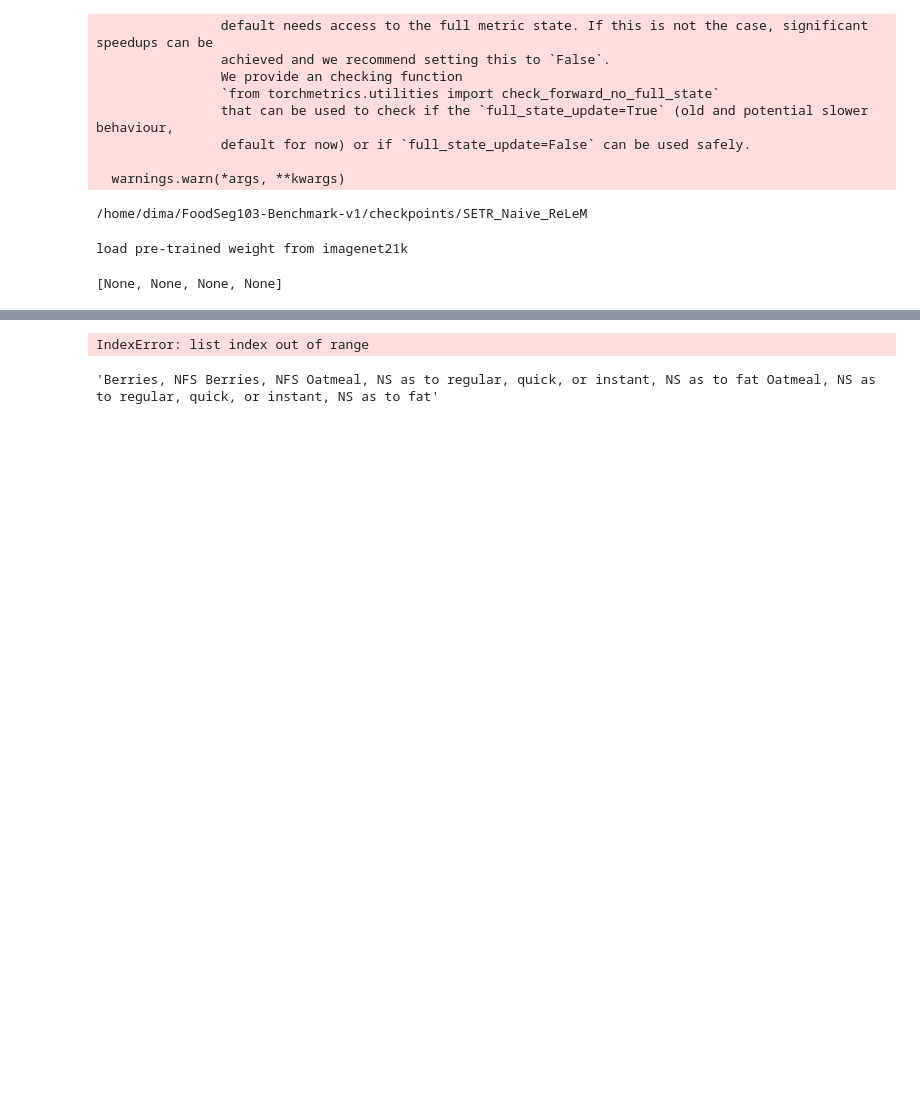
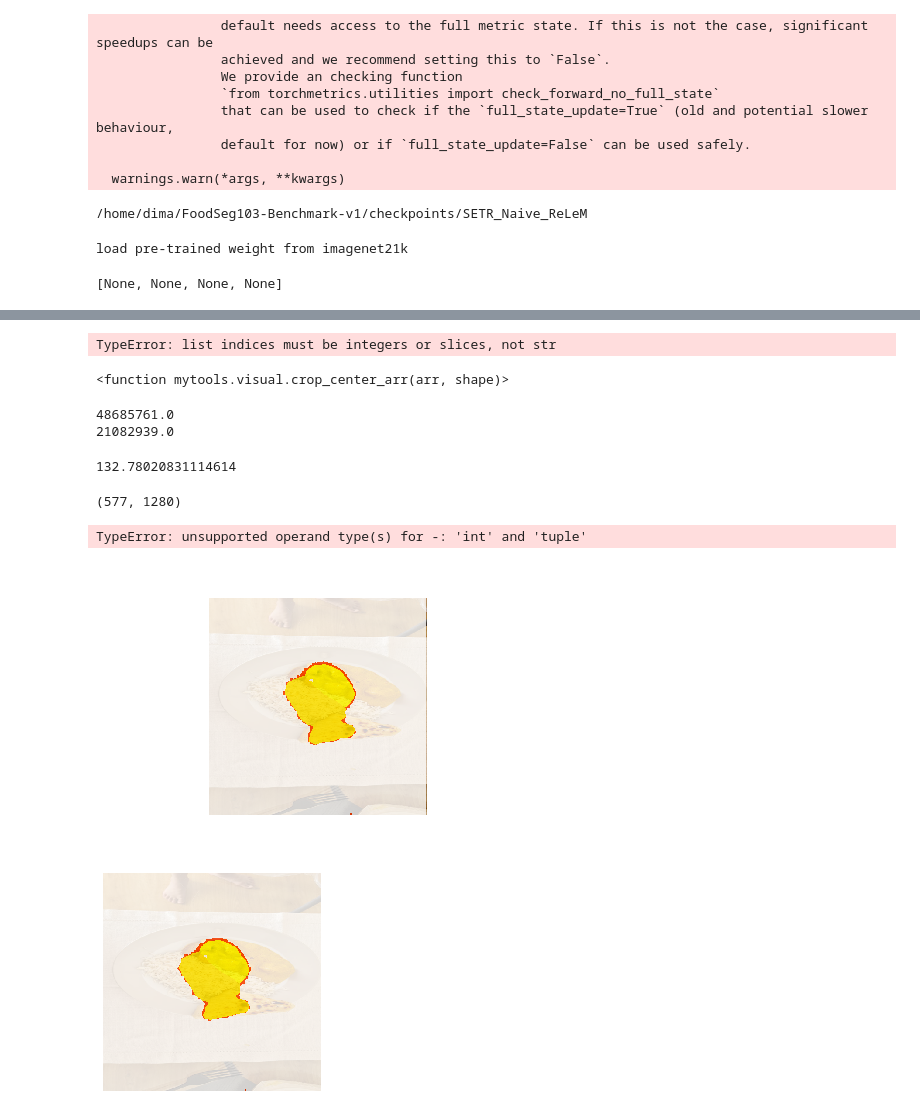
Before and after one commit to DmitriyG228/food, a Jupyter notebook: 00_nbs/01_search.ipynb, the cells around one changed output, grey strips where cells are left out. Drawn from its saved outputs; the diff is of its cells as text; code cells hidden in the pictures; blank space fills up the shorter version.

Commit message:
fixed issues with image cropping

```diff
--- a/00_nbs/01_search.ipynb
+++ b/00_nbs/01_search.ipynb
@@ -50,3 +51,5 @@ foods = foods[~foods['category'].isin(bad_cats)]
 foods = foods[~foods['description'].isin(bad_descs)]
 
 food_clips = series2tensor(foods['clip'])
+# %%
+url = 'https://image.shutterstock.com/z/stock-photo-brazilian-food-dish-with-rice-beans-and-chicken-top-view-1901489419.jpg'
@@ -87,29 +95,38 @@ def search(url):
         clip_df = clip_df.append(search_clip(u,foods,food_clips,head = 1)[1])
     clip_df=clip_df.reset_index(drop=True)
     clip_df['classes'] = classes+[1]
+    clip_df=clip_df[clip_df['score']>0.22]
 
     mask = stego_mask+segmentor_mask
-    calorie_mask   = mask
-    fat_mask       = mask
-    carbs_mask     = mask
-    protein_mask   = mask
-
 
     dicts =[]
     masks =[]
 
-    for col in ['energy','protein','carb','fat']:
+    attributes = ['energy','protein','carb','fat']
+    #create masks of attributes
+    for col in attributes:
         dicts.append(clip_df[['classes',col]].set_index("classes")[col].to_dict())
         masks.append(torch.clone(mask))
 
+    areas = {}
     for c in np.unique(mask):
+        areas[c]= mask[mask==c].shape[0]
+
+        #clean values where classes are filtered out
         if c not in dicts[0].keys():
-            for mask in masks:
-                mask[mask==c]=0
+            for m in masks:
+                m[m==c]=0
 
+    #areas
+    clip_df = clip_df.merge(pd.DataFrame(areas,index = ['area']).T,left_on = 'classes',right_index = True)
+    clip_df['area'] = clip_df['area']/clip_df['area'].sum()
+    clip_df = clip_df.sort_values('area',ascending = False)
 
-    for d,mask in zip(dicts,masks):
-        for k,v in d.items(): mask[mask == k] = v
+    #assign values to the masks
+    for d,m in zip(dicts,masks):
+        for k,v in d.items(): m[m == k] = v
 
+    stats = pd.DataFrame([float(m[m!=0].mean()) for m in masks]+[masks[0][masks[0]!=0].shape[0]],
+                     index = attributes+['size'])
 
-    return img,clip_df,masks
+    return img,clip_df,masks,urls,stats
@@ -127,0 +141,4 @@ img,clip_df,masks = search(url)
+# %%
+url = 'https://dima.grankin.eu/reference_images/AgACAgIAAxkBAAIKAmLhn0SdD55hleSPR5q57eb-6Lb2AAIZvzEb6jQQS7YEy1gu7EwnAQADAgADeQADKQQ'
+# %%
+img,clip_df,masks,urls,stats = search(url)
@@ -127,0 +160,9 @@ img,clip_df,masks = search(url)
+# %%
+mean_energy  = (dishes['amount']*dishes['energy']).sum()/dishes['amount'].sum()
+mean_protein = (dishes['amount']*dishes['protein']).sum()/dishes['amount'].sum()
+# %% [output]
+TypeError: list indices must be integers or slices, not str
+# %%
+crop_center_arr
+# %% [output]
+<function mytools.visual.crop_center_arr(arr, shape)>
@@ -127,0 +171,14 @@ img,clip_df,masks = search(url)
+# %%
+for d in dishes:
+    print(d[0]*d[1])
+# %% [output]
+48685761.0
+21082939.0
+# %%
+energy[energy!=0].mean()
+# %% [output]
+132.78020831114614
+# %%
+img.size
+# %% [output]
+(577, 1280)
@@ -128,8 +192,9 @@ img,clip_df,masks = search(url)
+# %%
+crop_center_arr(energy,img.size)
+# %% [output]
+TypeError: unsupported operand type(s) for -: 'int' and 'tuple'
 # %%
-visualize_array(masks[4].numpy(),img)
+visualize_array(energy,img)
 # %% [output]
-IndexError: list index out of range
+[figure, added]
+[figure, added]
-# %%
-' '.join(df['description'].tolist())
-# %% [output]
-'Berries, NFS Berries, NFS Oatmeal, NS as to regular, quick, or instant, NS as to fat Oatmeal, NS as to regular, quick, or instant, NS as to fat'
```
Also changed, not shown: parts of 18 cells of this notebook, 3 other files.
